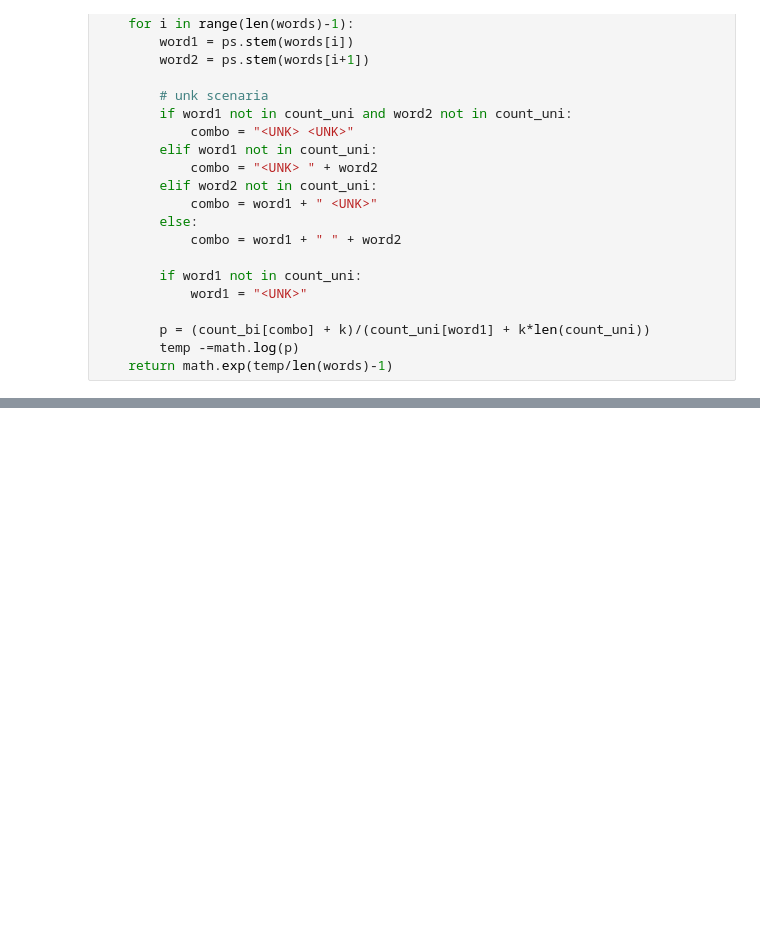
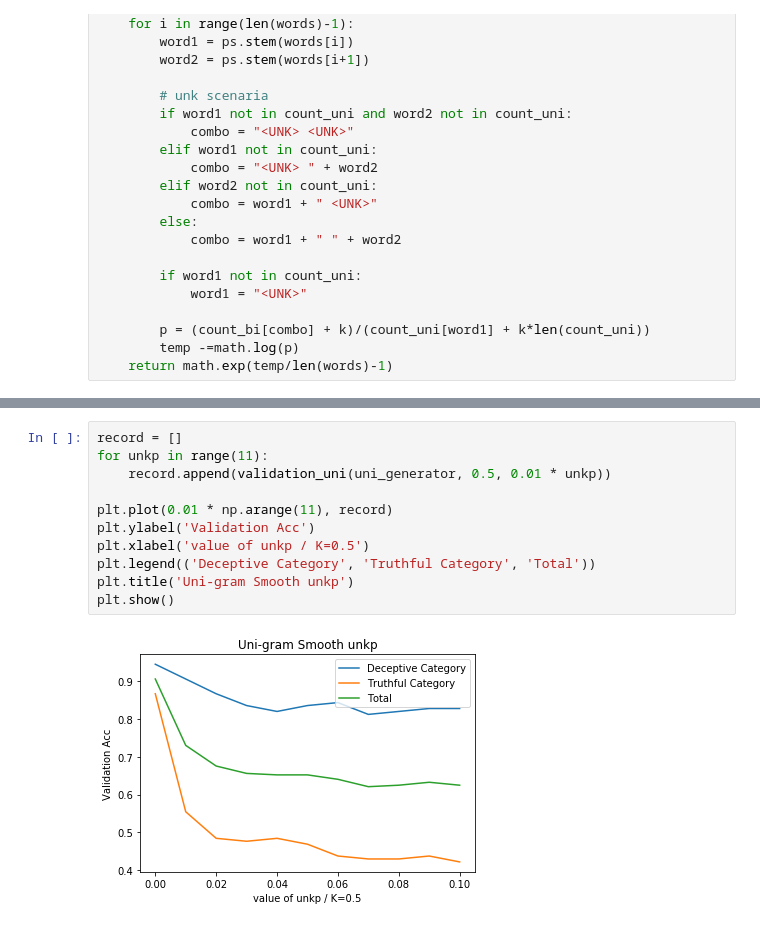
Before and after one commit to Yingyingyu0801/nlp_p1, a Jupyter notebook: LanguageModel.ipynb, the cells around one changed output, grey strips where cells are left out. Saved outputs shown, nothing was run; the diff lists cells and outputs as text; blank space fills up the shorter version.

```diff
--- a/LanguageModel.ipynb
+++ b/LanguageModel.ipynb
@@ -202,0 +304,13 @@ print(correct_bi/num_corpus)
+# %%
+record = []
+for unkp in range(11):
+    record.append(validation_uni(uni_generator, 0.5, 0.01 * unkp))
+
+plt.plot(0.01 * np.arange(11), record)
+plt.ylabel('Validation Acc')
+plt.xlabel('value of unkp / K=0.5')
+plt.legend(('Deceptive Category', 'Truthful Category', 'Total'))
+plt.title('Uni-gram Smooth unkp')
+plt.show()
+# %% [output]
+[figure, added]
```
Also changed, not shown: parts of 33 cells of this notebook, 2 other files.
